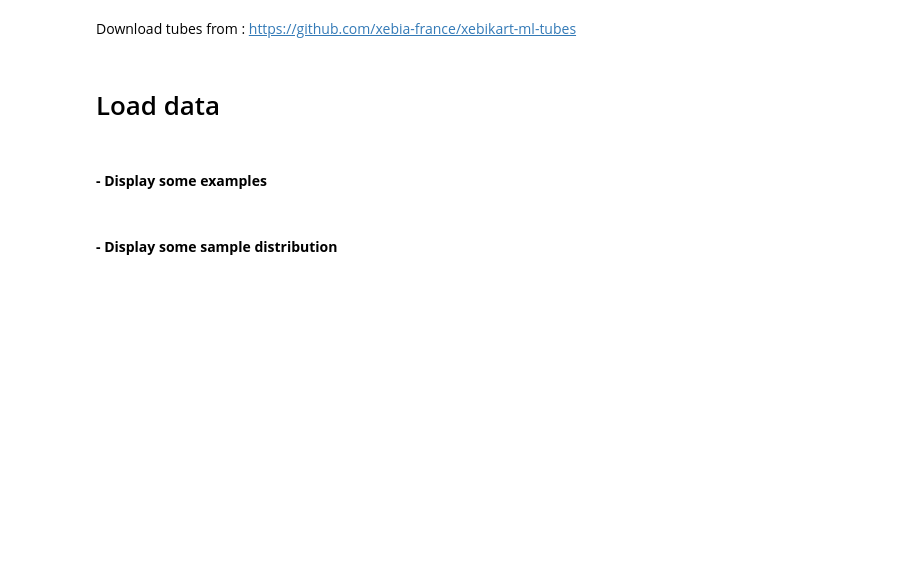
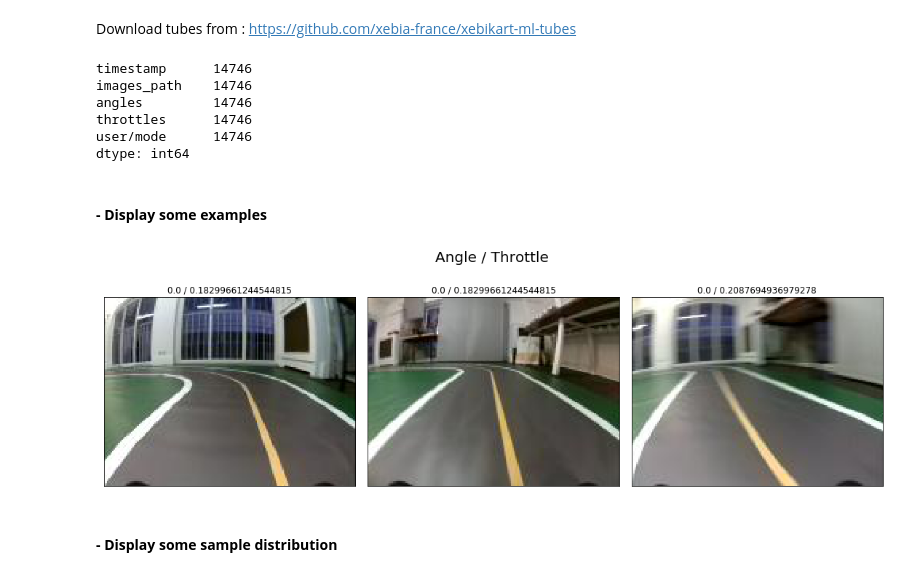
Before and after one commit to publicissapient-france/xebikart-car, a Jupyter notebook: car-ml/workspace/supervised_models/CNN.ipynb, the cells around one changed output. Drawn from its saved outputs; the diff is of its cells as text; code cells hidden in the pictures; blank space fills up the shorter version.

```diff
--- a/car-ml/workspace/supervised_models/CNN.ipynb
+++ b/car-ml/workspace/supervised_models/CNN.ipynb
@@ -43,6 +47,7 @@ tf.enable_eager_execution()
 # dataset parameters
 tubes_root_folder = "file:/workspace/xebikart-ml-tubes"
 tubes_folders = [
+    "tub.v4.01",
     "tub.v4.02",
     "tub.v4.03"
 ]
@@ -61,23 +66,30 @@ Download tubes from : https://github.com/xebia-france/xebikart-ml-tubes
 raw_tubes_df = dataset.get_tubes_df(tubes_root_folder, tubes_folders, tubes_extension=".tar.gz")
 tubes_df = raw_tubes_df.rename(columns={"cam/image_array": "images_path", "user/angle": "angles", "user/throttle": "throttles"})
 tubes_df.count()
+# %% [output]
+timestamp      14746
+images_path    14746
+angles         14746
+throttles      14746
+user/mode      14746
+dtype: int64
-# %% [markdown]
-# Load data
 # %% [markdown]
 #### **- Display some examples**
 # %%
-fig, axs = plt.subplots(1, 3, figsize=(15,15), constrained_layout=True)
+fig, axs = plt.subplots(1, 3, figsize=(15,5), constrained_layout=True)
 fig.suptitle("Angle / Throttle", fontsize=20)
 
 for n, sample in tubes_df.sample(3).reset_index().iterrows():
     random_image_path = sample["images_path"]
     angle = sample["angles"]
     throttle = sample["throttles"]
     image = mpimg.imread(random_image_path)
     axs[n].set_title(f"{angle} / {throttle}")
     axs[n].imshow(image)
     axs[n].get_xaxis().set_visible(False)
     axs[n].get_yaxis().set_visible(False)
+# %% [output]
+[figure, added]
 # %% [markdown]
 #### **- Display some sample distribution**
 # %%
```
Also changed, not shown: parts of 16 cells of this notebook.
